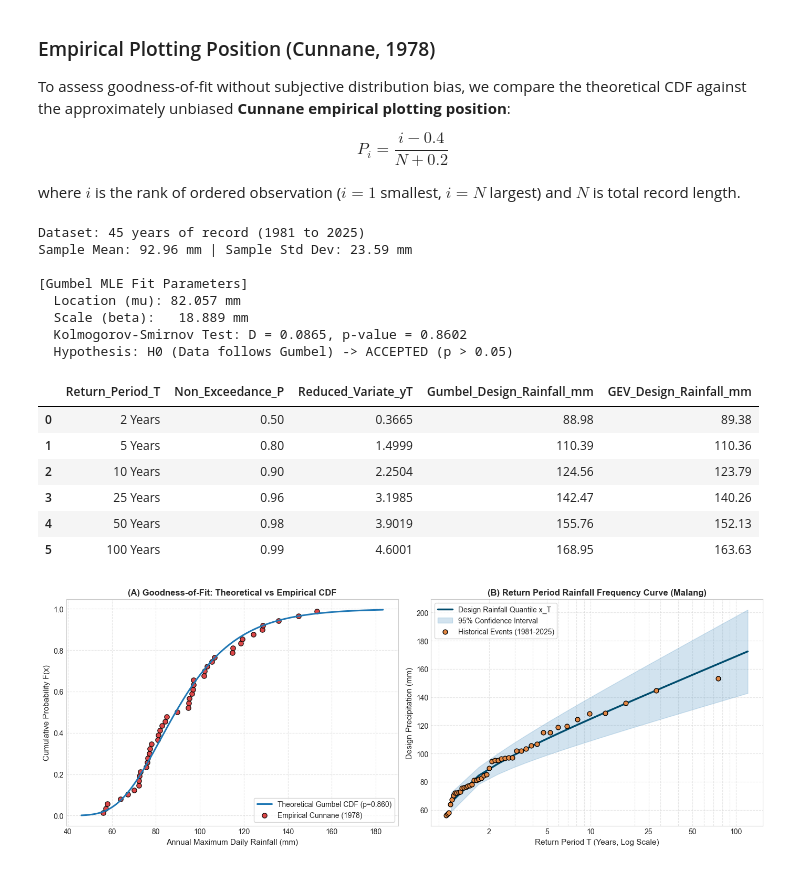
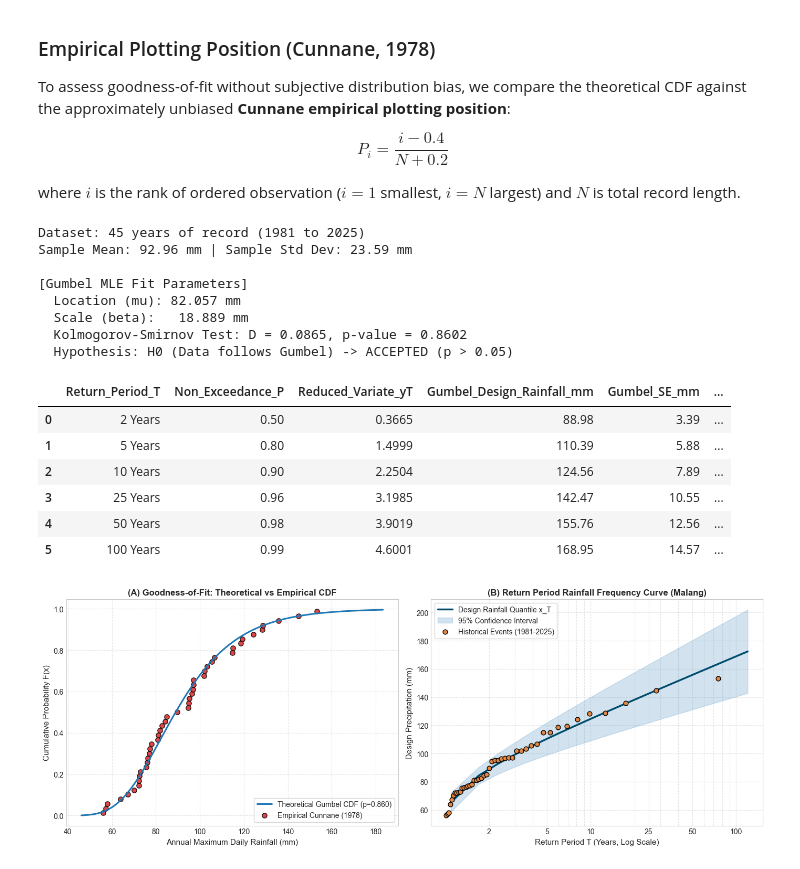
Before and after one commit to mkrifai/inundation-risk-model, a Jupyter notebook: notebooks/InundationRisk_Master_Academic_Benchmark_Proof.ipynb, the cells around one changed output. Cells and saved outputs as stored; diff of their text form; code cells hidden in the pictures.

```diff
--- a/notebooks/InundationRisk_Master_Academic_Benchmark_Proof.ipynb
+++ b/notebooks/InundationRisk_Master_Academic_Benchmark_Proof.ipynb
@@ -103,7 +103,7 @@ $$P_i = \frac{i - 0.4}{N + 0.2}$$
 
 where $i$ is the rank of ordered observation ($i=1$ smallest, $i=N$ largest) and $N$ is total record length.
 # %%
-# 1. Load the 45-year annual maximum precipitation series for Malang Raya
+# 1. Load the 45-year annual maximum precipitation series for Malang Raya (CHIRPS 1981-2025, 0.05 deg)
 rainfall_csv_path = '../benchmarks/malang_raya/data/rainfall_annual_max.csv'
 df_rain = pd.read_csv(rainfall_csv_path)
 
@@ -117,42 +117,44 @@ print(f"Sample Mean: {np.mean(precip):.2f} mm | Sample Std Dev: {np.std(precip,
 # 2. Fit Gumbel (MLE) and GEV
 gumbel_fit = fit_gumbel(precip, method='mle')
 gev_fit = fit_gev(precip)
 
 print("\n[Gumbel MLE Fit Parameters]")
 print(f"  Location (mu): {gumbel_fit['loc']:.3f} mm")
 print(f"  Scale (beta):   {gumbel_fit['scale']:.3f} mm")
 print(f"  Kolmogorov-Smirnov Test: D = {gumbel_fit['ks_stat']:.4f}, p-value = {gumbel_fit['ks_p_value']:.4f}")
 print(f"  Hypothesis: H0 (Data follows Gumbel) -> {'ACCEPTED (p > 0.05)' if gumbel_fit['ks_p_value'] > 0.05 else 'REJECTED'}")
 
-# 3. Compute Design Return Periods
+# 3. Compute Design Return Periods with Analytical 95% Confidence Intervals (Kite/Chow delta method)
 return_periods = [2, 5, 10, 25, 50, 100]
-quantiles_gumbel = compute_return_periods(gumbel_fit, return_periods, dist_type='gumbel')
+quantiles_gumbel = compute_return_periods(gumbel_fit, return_periods, dist_type='gumbel', return_ci=True)
 quantiles_gev = compute_return_periods(gev_fit, return_periods, dist_type='gev')
 
 df_design = pd.DataFrame({
     'Return_Period_T': [f"{T} Years" for T in return_periods],
     'Non_Exceedance_P': [1.0 - 1.0/T for T in return_periods],
     'Reduced_Variate_yT': [round(gumbel_reduced_variate(T), 4) for T in return_periods],
     'Gumbel_Design_Rainfall_mm': [quantiles_gumbel[f'T{T}'] for T in return_periods],
+    'Gumbel_SE_mm': [quantiles_gumbel[f'T{T}_se'] for T in return_periods],
+    'Gumbel_95_CI': [f"[{quantiles_gumbel[f'T{T}_ci_lower']}, {quantiles_gumbel[f'T{T}_ci_upper']}]" for T in return_periods],
     'GEV_Design_Rainfall_mm': [quantiles_gev[f'T{T}'] for T in return_periods]
 })
 df_design
 # %% [output]
 Dataset: 45 years of record (1981 to 2025)
 Sample Mean: 92.96 mm | Sample Std Dev: 23.59 mm
 
 [Gumbel MLE Fit Parameters]
   Location (mu): 82.057 mm
   Scale (beta):   18.889 mm
   Kolmogorov-Smirnov Test: D = 0.0865, p-value = 0.8602
   Hypothesis: H0 (Data follows Gumbel) -> ACCEPTED (p > 0.05)
-|  | Return_Period_T | Non_Exceedance_P | Reduced_Variate_yT | Gumbel_Design_Rainfall_mm | GEV_Design_Rainfall_mm |
-| 0 | 2 Years | 0.50 | 0.3665 | 88.98 | 89.38 |
-| 1 | 5 Years | 0.80 | 1.4999 | 110.39 | 110.36 |
-| 2 | 10 Years | 0.90 | 2.2504 | 124.56 | 123.79 |
-| 3 | 25 Years | 0.96 | 3.1985 | 142.47 | 140.26 |
-| 4 | 50 Years | 0.98 | 3.9019 | 155.76 | 152.13 |
-| 5 | 100 Years | 0.99 | 4.6001 | 168.95 | 163.63 |
+|  | Return_Period_T | Non_Exceedance_P | Reduced_Variate_yT | Gumbel_Design_Rainfall_mm | Gumbel_SE_mm | ... |
+| 0 | 2 Years | 0.50 | 0.3665 | 88.98 | 3.39 | ... |
+| 1 | 5 Years | 0.80 | 1.4999 | 110.39 | 5.88 | ... |
+| 2 | 10 Years | 0.90 | 2.2504 | 124.56 | 7.89 | ... |
+| 3 | 25 Years | 0.96 | 3.1985 | 142.47 | 10.55 | ... |
+| 4 | 50 Years | 0.98 | 3.9019 | 155.76 | 12.56 | ... |
+| 5 | 100 Years | 0.99 | 4.6001 | 168.95 | 14.57 | ... |
 # %%
 # Visualizing Academic Proof: Empirical Cunnane vs Theoretical Gumbel CDF & Return Level Curve
 fig, axes = plt.subplots(1, 2, figsize=(14, 5.2))
```
Also changed, not shown: parts of 1 cell of this notebook, 20 other files.
